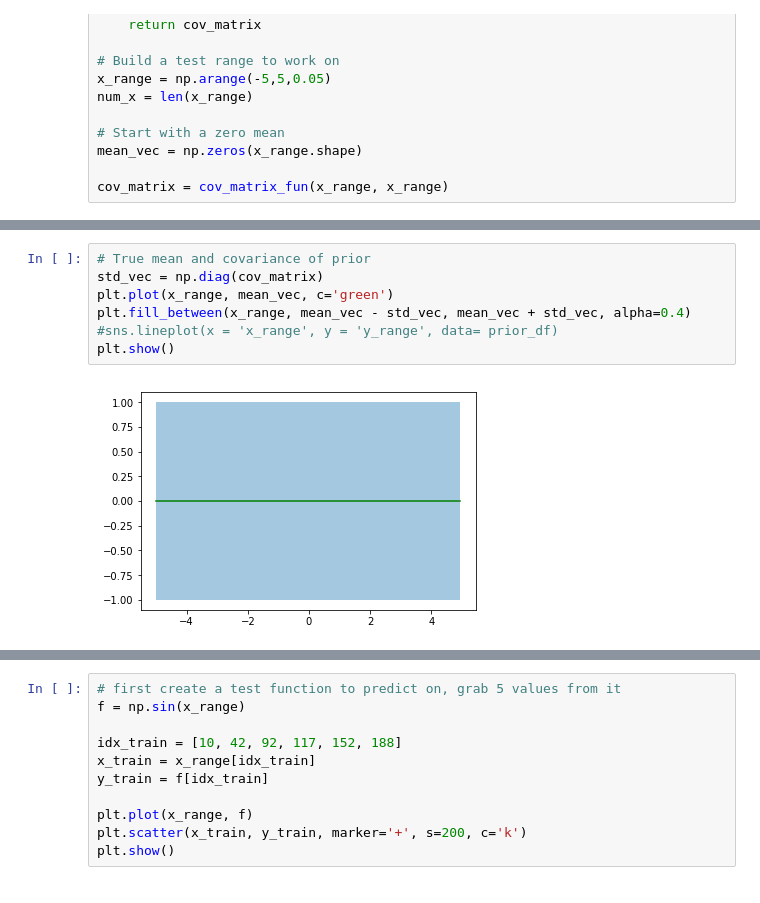
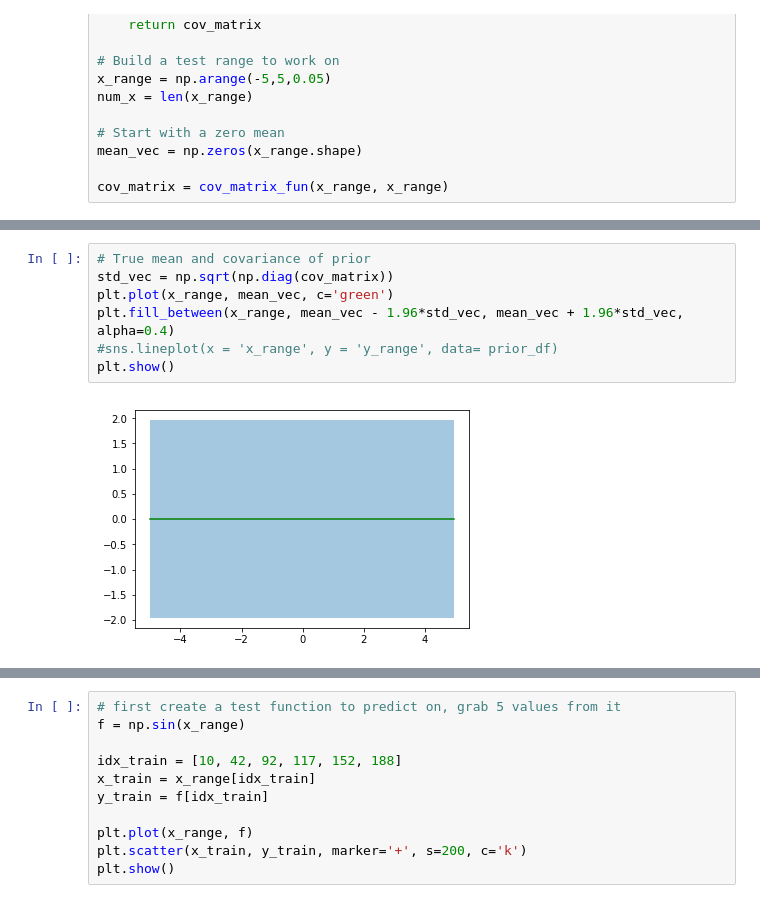
Before and after one commit to lindsay-forestell/MiniProjects, a Jupyter notebook: GaussianProcesses/gaussian_processes.ipynb, the cells around one changed output, grey strips where cells are left out. Drawn from its saved outputs; the diff is of its cells as text.

```diff
--- a/GaussianProcesses/gaussian_processes.ipynb
+++ b/GaussianProcesses/gaussian_processes.ipynb
@@ -89,12 +89,12 @@ plt.show()
 # %%
 # True mean and covariance of prior
-std_vec = np.diag(cov_matrix)
+std_vec = np.sqrt(np.diag(cov_matrix))
 plt.plot(x_range, mean_vec, c='green')
-plt.fill_between(x_range, mean_vec - std_vec, mean_vec + std_vec, alpha=0.4)
+plt.fill_between(x_range, mean_vec - 1.96*std_vec, mean_vec + 1.96*std_vec, alpha=0.4)
 #sns.lineplot(x = 'x_range', y = 'y_range', data= prior_df)
 plt.show()
 # %% [output]
-[figure, old version]
+[figure, new version]
 # %% [markdown]
 ## Prediction with Noise Free Observation
 
```
Also changed, not shown: parts of 11 cells of this notebook.
